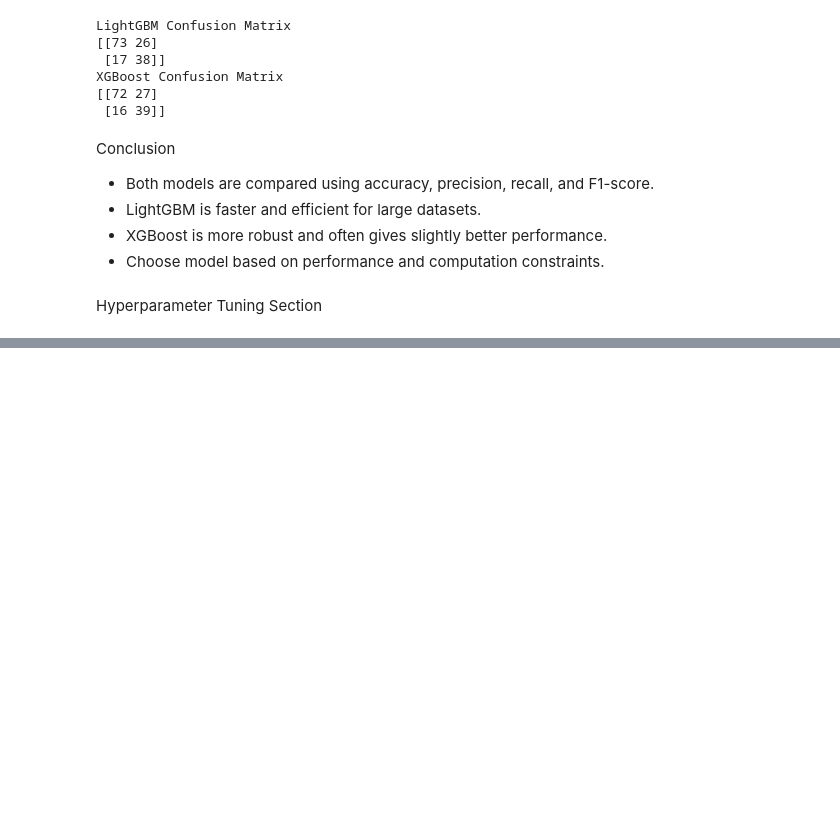
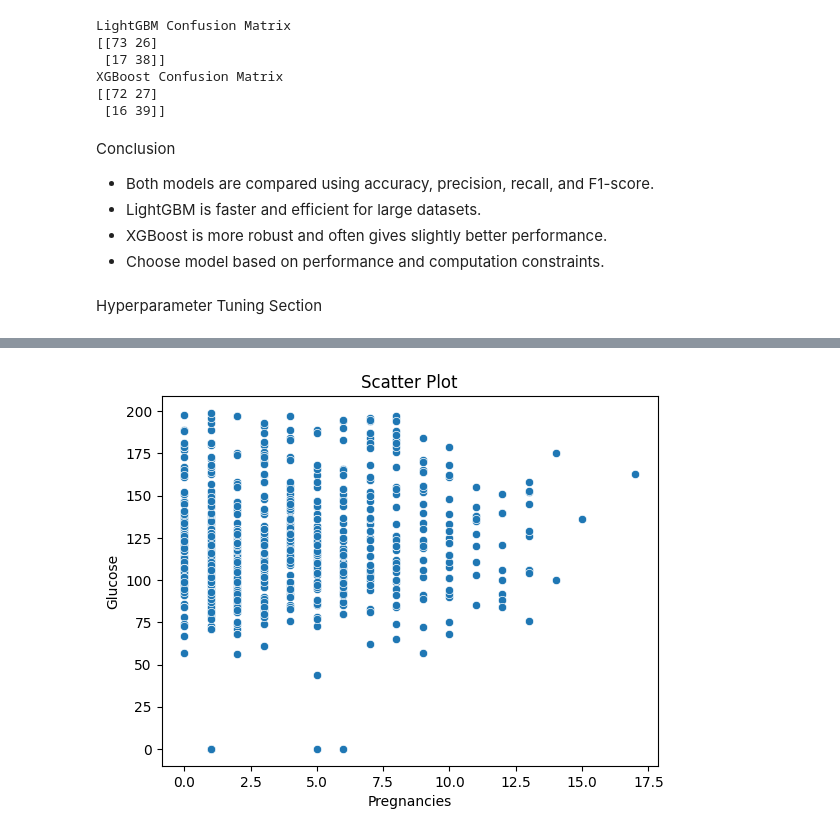
Before and after one commit to suraksha2/LGBM-XGBM, a Jupyter notebook: LGBM & XGBM.ipynb, the cells around one changed output, grey strips where cells are left out. Drawn from its saved outputs; the diff is of its cells as text; code cells hidden in the pictures; blank space fills up the shorter version.

```diff
--- a/LGBM & XGBM.ipynb
+++ b/LGBM & XGBM.ipynb
@@ -244,3 +240,22 @@ You can set `force_col_wise=true` to remove the overhead.
 Best LGBM Params: {'learning_rate': 0.01, 'max_depth': 5, 'n_estimators': 200}
 Tuned XGB Accuracy: 0.7142857142857143
 Tuned LGBM Accuracy: 0.7597402597402597
+# %%
+# Additional EDA: scatter & bar plots
+import seaborn as sns
+import matplotlib.pyplot as plt
+
+# Scatter plot (first two numeric columns)
+sns.scatterplot(x=df.columns[0], y=df.columns[1], data=df)
+plt.title("Scatter Plot")
+plt.show()
+
+# Bar plot for first categorical column (if exists)
+if df.select_dtypes(include='object').shape[1] > 0:
+    cat_col = df.select_dtypes(include='object').columns[0]
+    sns.countplot(x=cat_col, data=df)
+    plt.title("Bar Plot of " + cat_col)
+    plt.xticks(rotation=45)
+    plt.show()
+# %% [output]
+[figure, added]
```
Also changed, not shown: parts of 10 cells of this notebook.
